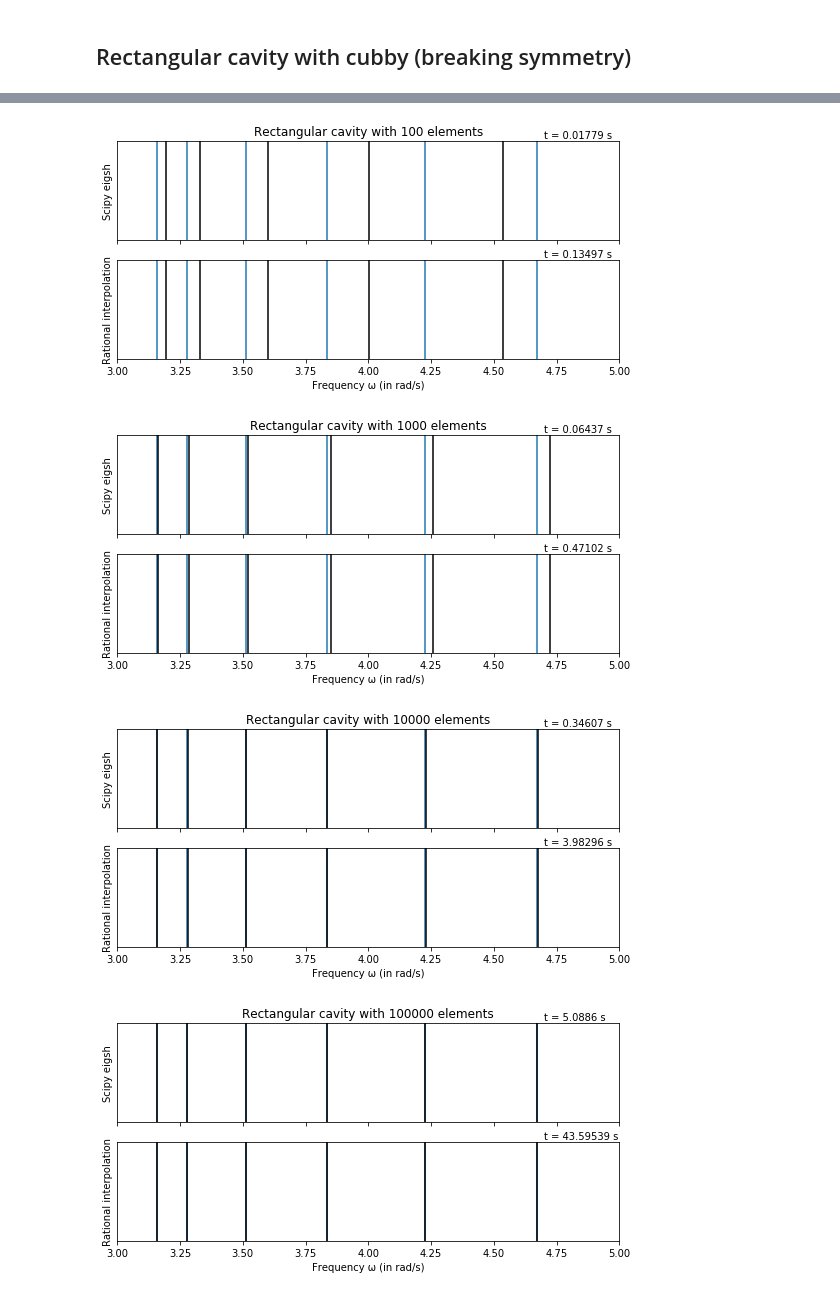
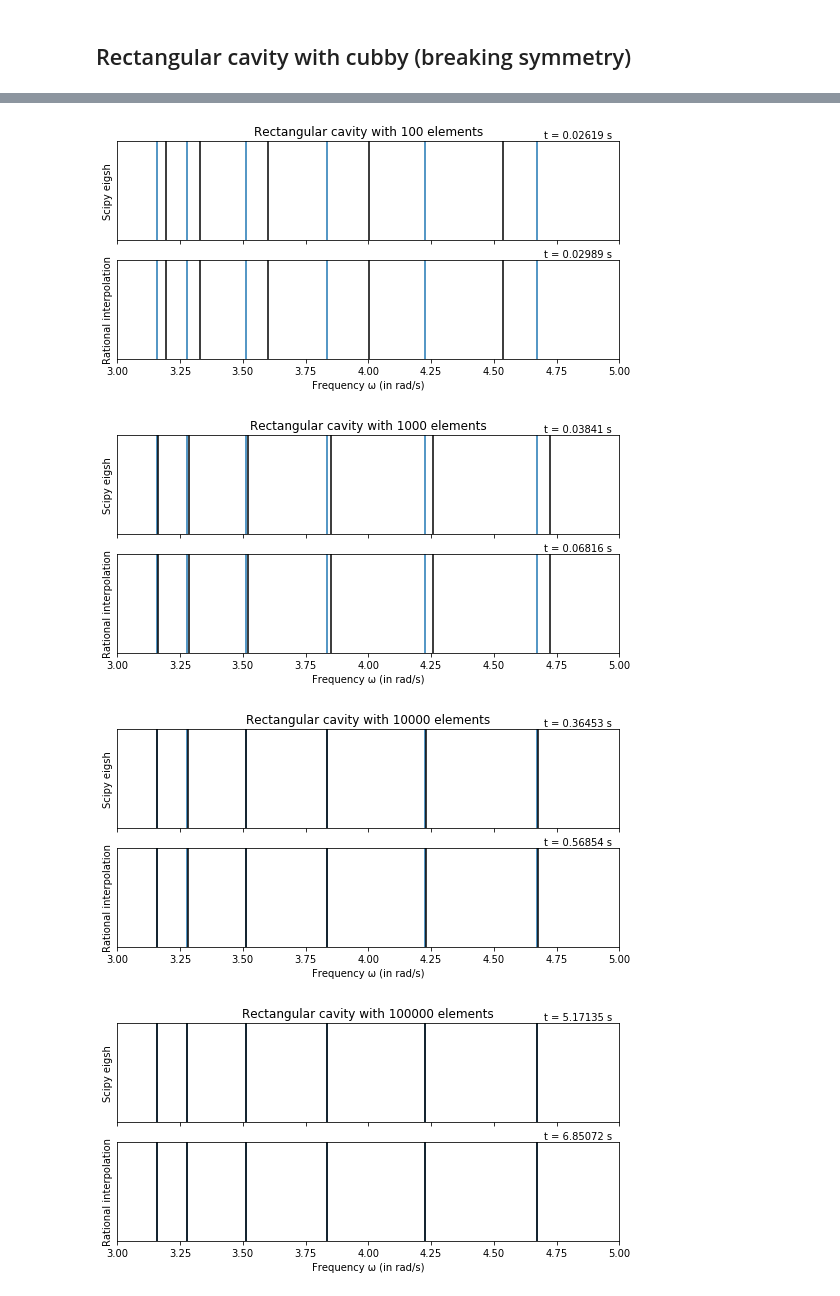
Before and after one commit to FMatti/Maxwell-MRI, a Jupyter notebook: examples/resonant_cavity/resonant_cavity.ipynb, the cells around one changed output, grey strips where cells are left out. Cells and saved outputs as stored; diff of their text form; code cells hidden in the pictures.

```diff
--- a/examples/resonant_cavity/resonant_cavity.ipynb
+++ b/examples/resonant_cavity/resonant_cavity.ipynb
@@ -294,34 +290,34 @@ b = 5
 omegas = np.linspace(a, b, 100)
 
 for N in np.logspace(2, 5, 4, dtype=int):
     RC = RectangularCavity(Lx=Lx, Ly=Ly, Nx=int(pow(N*Lx/(Lx+Ly), 0.5)), Ny=int(pow(N*Ly/(Lx+Ly), 0.5)), g_N=g_N)
     RC.setup()
-    RC.solve(omegas)
+    #RC.solve(omegas)
     VS = VectorSpaceL2(RC)
-    snapshots = RC.get_solution(tonumpy=True, trace=VS.get_trace())
+    #snapshots = RC.get_solution(tonumpy=True, trace=VS.get_trace())
     fig, ax = plt.subplots(2, 1, figsize=(9, 4), sharex=True)
     helpers.plot_lines(ax[0], RC.get_analytical_eigenfrequencies(a, b), color='C0')
     t0 = time.time()
     helpers.plot_lines(ax[0], RC.get_numerical_eigenfrequencies(a, b))
     t_FE = time.time() - t0
     helpers.plot_lines(ax[1], RC.get_analytical_eigenfrequencies(a, b), color='C0')
     t0 = time.time()
     MRI = MinimalRationalInterpolation(VS)
-    MRI.compute_surrogate(snapshots, omegas, greedy=True, tol=1e-2)
+    MRI.compute_surrogate(RC, omegas=omegas, greedy=True, tol=1e-2)
     helpers.plot_lines(ax[1], MRI.get_interpolatory_eigenfrequencies(only_real=True))
     t_RI = time.time() - t0
     ax[0].set_title(f'Rectangular cavity with {N} elements')
     ax[0].set_ylabel('Scipy eigsh')
     ax[0].text(0.85, 1.03, f't = {round(t_FE, 5)} s', transform=ax[0].transAxes)
     ax[0].set_yticks([])
     ax[1].set_ylabel('Rational interpolation')
     ax[0].text(0.85, 1.03, f't = {round(t_RI, 5)} s', transform=ax[1].transAxes)
     ax[1].set_yticks([])
     ax[1].set_xlabel('Frequency \u03C9 (in rad/s)')
     ax[1].set_xlim(a, b)
     plt.show()
 # %% [output]
 [figure]
 [figure]
 [figure]
-[figure, old version]
+[figure, new version]
```
Also changed, not shown: parts of 11 cells of this notebook, 2 other files.
